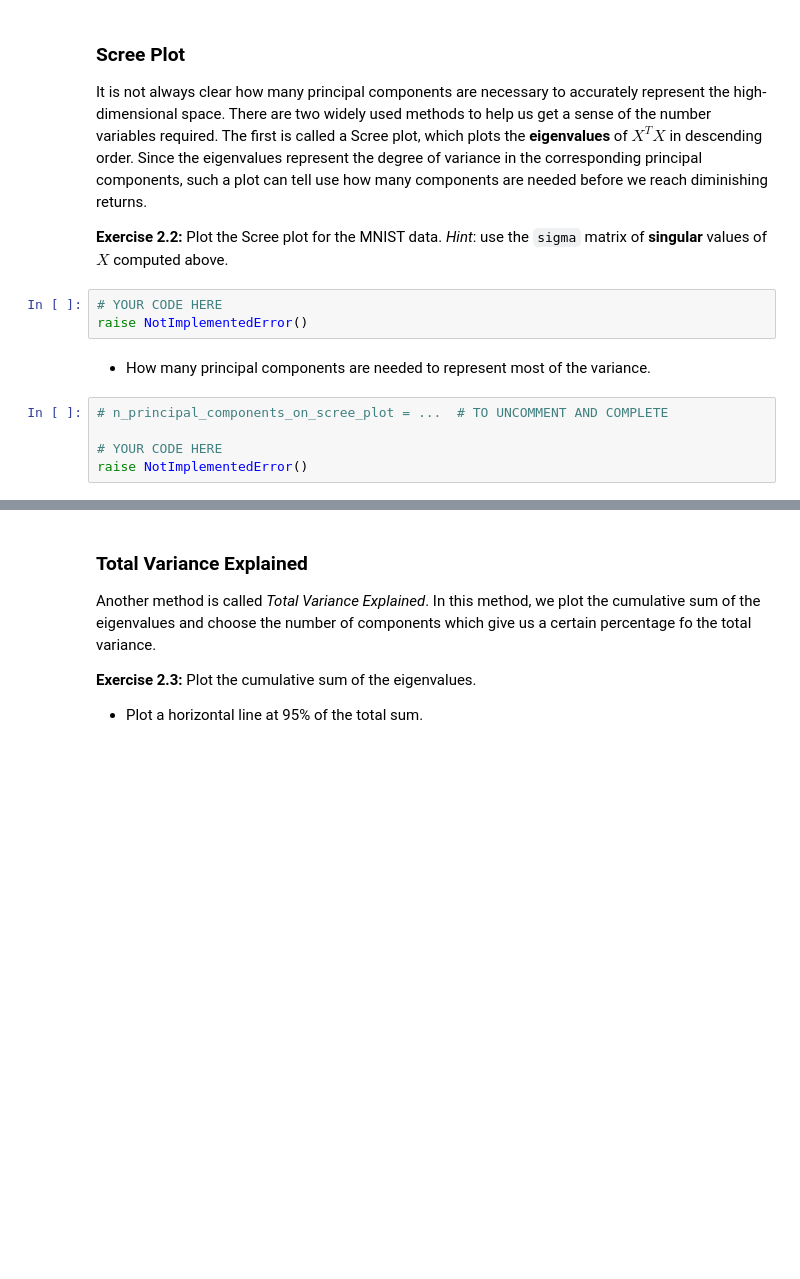
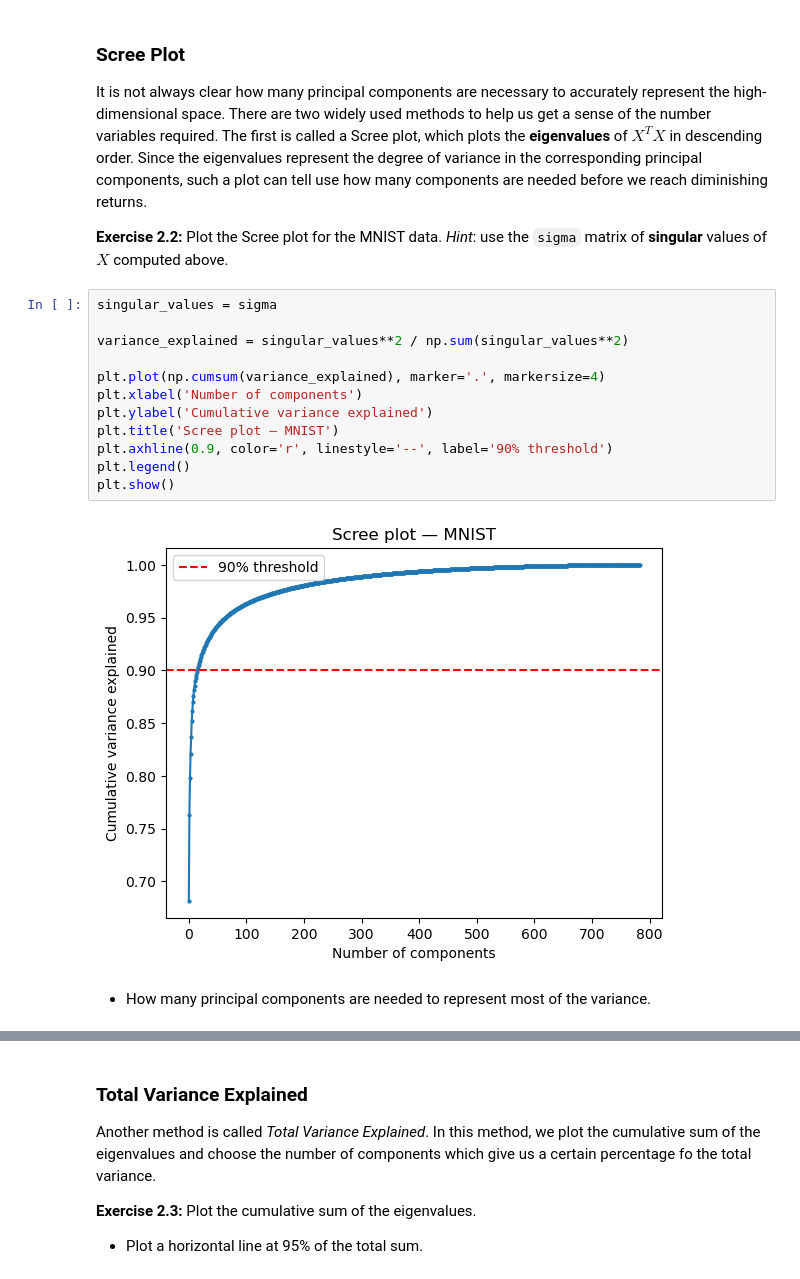
Before and after one commit to raulandrei00/Polytechnique_L2, a Jupyter notebook: machine_learning/lab9/lab_session_09.ipynb, the cells around one changed output, grey strips where cells are left out. Saved outputs shown, nothing was run; the diff lists cells and outputs as text; blank space fills up the shorter version.

```diff
--- a/machine_learning/lab9/lab_session_09.ipynb
+++ b/machine_learning/lab9/lab_session_09.ipynb
@@ -334,13 +355,19 @@ YOUR ANSWER HERE
 It is not always clear how many principal components are necessary to accurately represent the high-dimensional space.  There are two widely used methods to help us get a sense of the number variables required. The first is called a Scree plot, which plots the **eigenvalues** of $X^T X$ in descending order. Since the eigenvalues represent the degree of variance in the corresponding principal components, such a plot can tell use how many components are needed before we reach diminishing returns.
 
 **Exercise 2.2:** Plot the Scree plot for the MNIST data. _Hint_: use the `sigma` matrix of **singular** values of $X$ computed above.
-# %%
-# YOUR CODE HERE
-raise NotImplementedError()
+# %%
+singular_values = sigma
+
+variance_explained = singular_values**2 / np.sum(singular_values**2)
+
+plt.plot(np.cumsum(variance_explained), marker='.', markersize=4)
+plt.xlabel('Number of components')
+plt.ylabel('Cumulative variance explained')
+plt.title('Scree plot — MNIST')
+plt.axhline(0.9, color='r', linestyle='--', label='90% threshold')
+plt.legend()
+plt.show()
+# %% [output]
+[figure, added]
 # %% [markdown]
 - How many principal components are needed to represent most of the variance.
-# %%
-# n_principal_components_on_scree_plot = ...  # TO UNCOMMENT AND COMPLETE
-
-# YOUR CODE HERE
-raise NotImplementedError()
```
Also changed, not shown: parts of 30 cells of this notebook.
